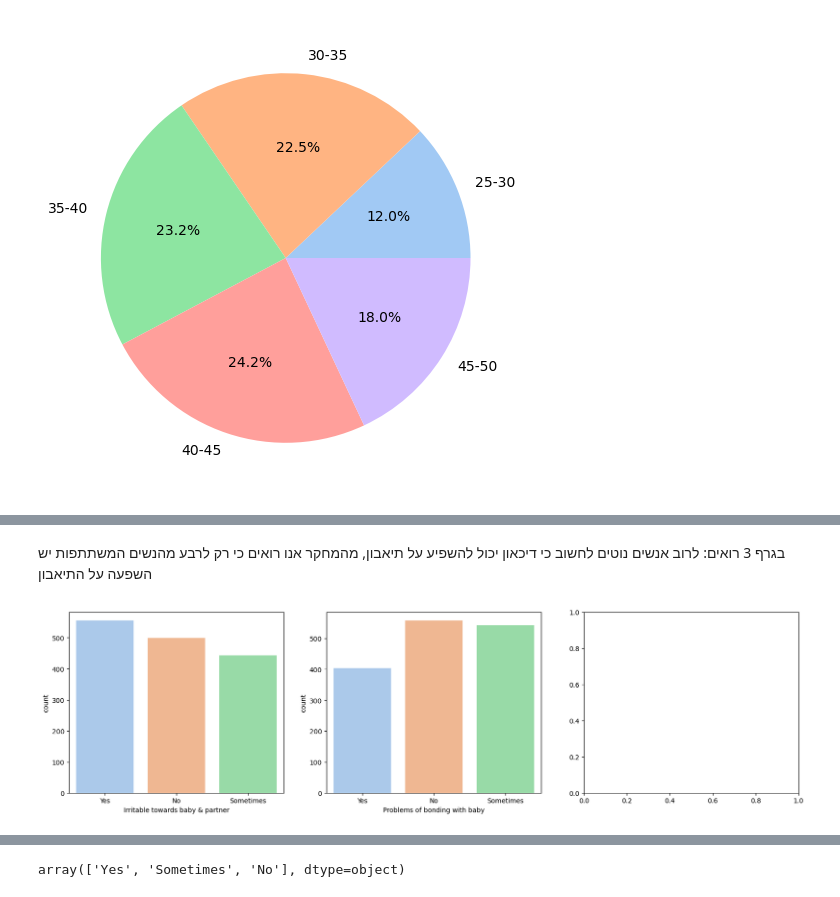
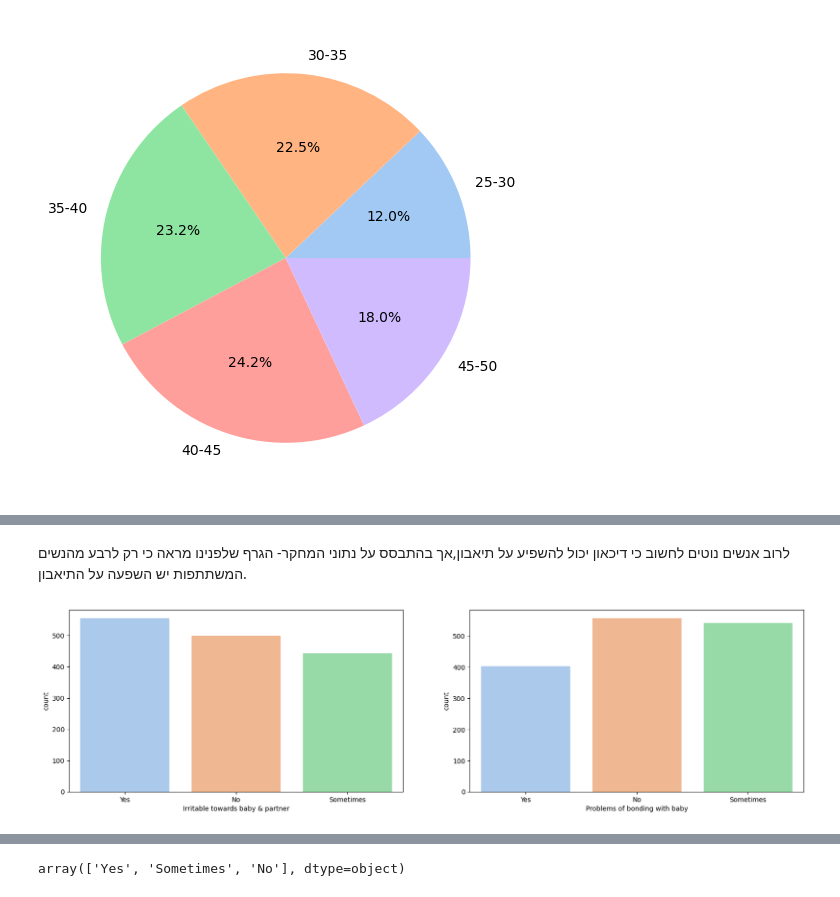
Before and after one commit to sivanhiya/sivanhiya, a Jupyter notebook: projectpostpartum (1).ipynb, the cells around one changed output, grey strips where cells are left out. Saved outputs shown, nothing was run; the diff lists cells and outputs as text; code cells hidden in the pictures.

```diff
--- a/projectpostpartum (1).ipynb
+++ b/projectpostpartum (1).ipynb
@@ -166,17 +186,16 @@ plt.show()
 # %% [markdown]
-בגרף 3 רואים:
-    לרוב אנשים נוטים לחשוב כי דיכאון יכול להשפיע על תיאבון, מהמחקר אנו רואים כי רק לרבע מהנשים המשתתפות יש השפעה על התיאבון
+לרוב אנשים נוטים לחשוב כי דיכאון יכול להשפיע על תיאבון,אך בהתבסס על נתוני המחקר- הגרף שלפנינו מראה כי רק לרבע מהנשים המשתתפות יש השפעה על התיאבון.
 # %%
 #האם שווה להמיר למספרים לטובת ביצוע קורולציה?
 #plt.figure(figsize=(4,3))
 #correlation_matrix = postp_df[['Age', 'Trouble sleeping at night','Suicide attempt', 'Overeating or loss of appetite']].corr().round(2)
 #sns.heatmap(data=correlation_matrix,cmap='Blues', annot=True)
 # %%
-fig, axes = plt.subplots(figsize=(20, 5), ncols=3)
+fig, axes = plt.subplots(figsize=(20, 5), ncols=2)
 column_order = ["Yes","No","Sometimes"] #שינוי סדר העמודות המוצגות
 sns.countplot(ax=axes[0], data=postp_df,x="Irritable towards baby & partner",order=column_order)
 sns.countplot(ax=axes[1], data=postp_df,x="Problems of bonding with baby",order=column_order)
 #sns.countplot(ax=axes[2], data=postp_df,x="Country")
 plt.show()
 # %% [output]
-[figure, old version]
+[figure, new version]
```
Also changed, not shown: parts of 67 cells of this notebook.
